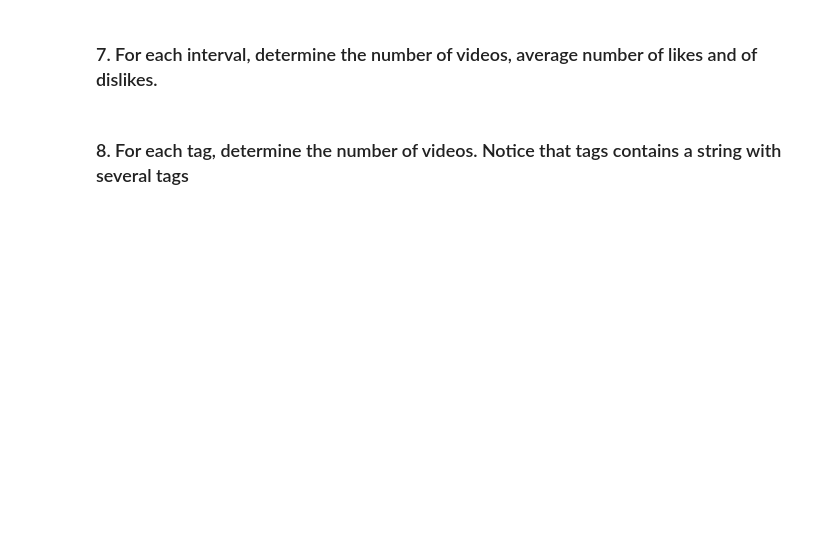
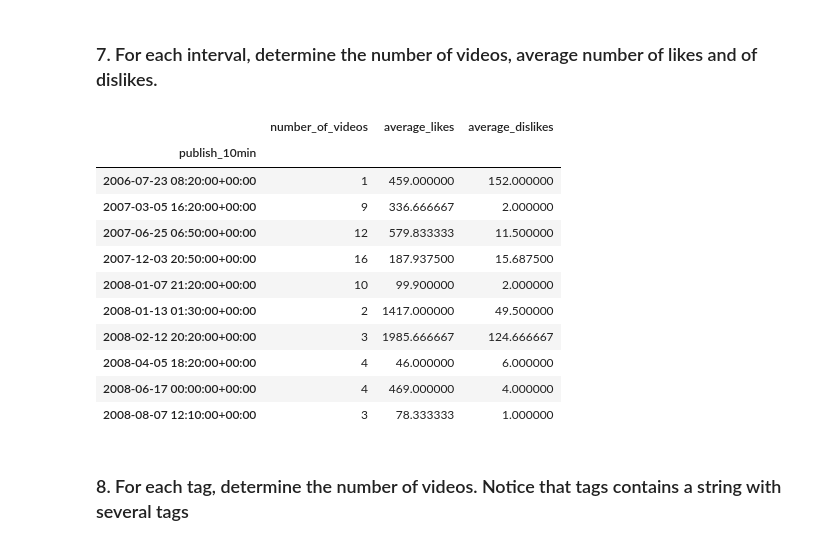
Before and after one commit to meryannjoy/Foundations-of-Computer-Science, a Jupyter notebook: Youtube Trending Notebook.ipynb, the cells around one changed output. Cells and saved outputs as stored; diff of their text form; code cells hidden in the pictures; blank space fills up the shorter version.

```diff
--- a/Youtube Trending Notebook.ipynb
+++ b/Youtube Trending Notebook.ipynb
@@ -97,2 +167,9 @@ df_videos = df_videos.drop(df_videos_disabled.index)
 # %% [markdown]
 ### 6. Cluster the publish time into 10-minute intervals (e.g. from 02:20 to 02:30)
+# %%
+
+df_videos["publish_time"] = pd.to_datetime(df_videos["publish_time"])
+
+df_videos["publish_10min"] = df_videos["publish_time"].dt.floor("10min")
+
+videos[["publish_time", "publish_10min"]].head(10)
@@ -98,0 +188,8 @@ df_videos = df_videos.drop(df_videos_disabled.index)
+# %%
+df_videos["publish_interval"] = (
+    df_videos["publish_10min"].dt.strftime("%H:%M")
+    + " - " +
+    (df_videos["publish_10min"] + pd.Timedelta(minutes=10)).dt.strftime("%H:%M")
+)
+
+df_videos[["publish_time", "publish_interval"]].head(10)
@@ -99,5 +218,28 @@ df_videos = df_videos.drop(df_videos_disabled.index)
 # %% [markdown]
 ### 7. For each interval, determine the number of videos, average number of likes and of dislikes.
+# %%
+
+interval_stats = df_videos.groupby("publish_10min").agg(
+    number_of_videos = ("video_id", "count"),
+    average_likes = ("likes", "mean"),
+    average_dislikes = ("dislikes", "mean")
+)
+
+
+interval_stats.head(10)
+# %% [output]
+|  | number_of_videos | average_likes | average_dislikes |
+| publish_10min |  |  |  |
+| 2006-07-23 08:20:00+00:00 | 1 | 459.000000 | 152.000000 |
+| 2007-03-05 16:20:00+00:00 | 9 | 336.666667 | 2.000000 |
+| 2007-06-25 06:50:00+00:00 | 12 | 579.833333 | 11.500000 |
+| 2007-12-03 20:50:00+00:00 | 16 | 187.937500 | 15.687500 |
+| 2008-01-07 21:20:00+00:00 | 10 | 99.900000 | 2.000000 |
+| 2008-01-13 01:30:00+00:00 | 2 | 1417.000000 | 49.500000 |
+| 2008-02-12 20:20:00+00:00 | 3 | 1985.666667 | 124.666667 |
+| 2008-04-05 18:20:00+00:00 | 4 | 46.000000 | 6.000000 |
+| 2008-06-17 00:00:00+00:00 | 4 | 469.000000 | 4.000000 |
+| 2008-08-07 12:10:00+00:00 | 3 | 78.333333 | 1.000000 |
 # %% [markdown]
 ### 8. For each tag, determine the number of videos. Notice that tags contains a string with several tags
 # %%
```
Also changed, not shown: parts of 10 cells of this notebook.
